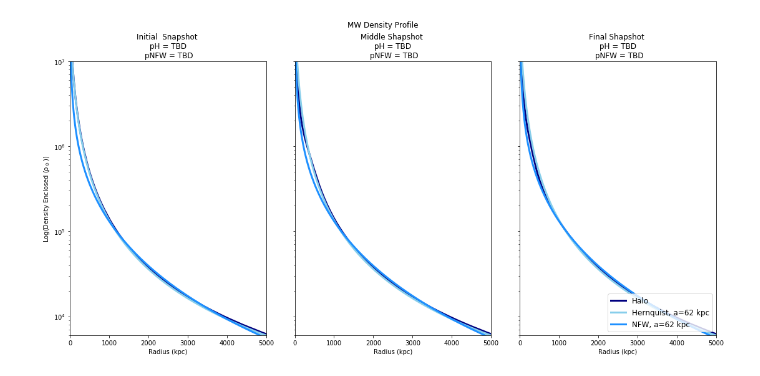
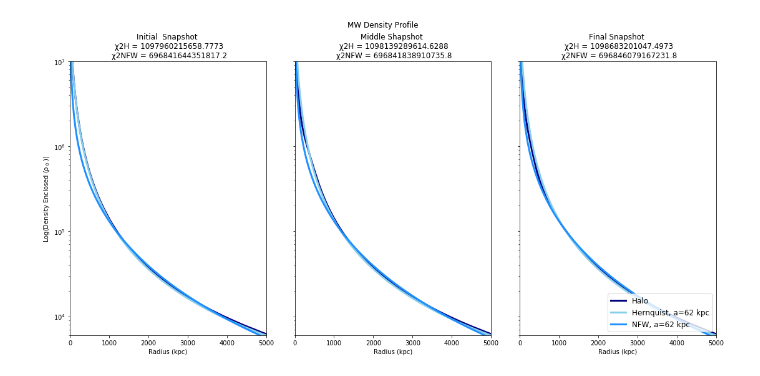
Before and after one commit to 747RL/400B_Lewis, a Jupyter notebook: Research Assignment/ResearchAssignment_7/ResearchAssignment_7.ipynb, the cells around one changed output. Drawn from its saved outputs; the diff is of its cells as text; code cells hidden in the pictures.

```diff
--- a/Research Assignment/ResearchAssignment_7/ResearchAssignment_7.ipynb
+++ b/Research Assignment/ResearchAssignment_7/ResearchAssignment_7.ipynb
@@ -291,7 +339,7 @@ def χ2(x, m):
         χ2 += ((x[i] - m[i])**2)/m[i]
     return χ2
 # %%
-# Measure discrepencies between data and density profiles
+# Measure discrepencies between data and density profiles through the χ2 function
 
 # M31 Hernquist Chi Squared
 χH_M31_I = χ2(M31_I.HernquistDen(Renc,62,1.921e12), M31_I.DenEnclosed(1,Renc))
@@ -299,9 +347,9 @@ def χ2(x, m):
 χH_M31_F = χ2(M31_F.HernquistDen(Renc,62,1.921e12), M31_F.DenEnclosed(1,Renc))
 
 # M31 NFW Chi Squared
-χNFW_M31_I = χ2(M31_I.NFWDen(Renc,62,1.921e12), M31_I.DenEnclosed(1,Renc))
-χNFW_M31_M = χ2(M31_M.NFWDen(Renc,62,1.921e12), M31_M.DenEnclosed(1,Renc))
-χNFW_M31_F = χ2(M31_F.NFWDen(Renc,62,1.921e12), M31_F.DenEnclosed(1,Renc))
+χNFW_M31_I = χ2(M31_I.NFWDen(Renc,2400,1.1e5), M31_I.DenEnclosed(1,Renc))
+χNFW_M31_M = χ2(M31_M.NFWDen(Renc,2400,1.1e5), M31_M.DenEnclosed(1,Renc))
+χNFW_M31_F = χ2(M31_F.NFWDen(Renc,2400,1.1e5), M31_F.DenEnclosed(1,Renc))
 
 # MW Hernquist Chi Squared
 χH_MW_I = χ2(MW_I.HernquistDen(Renc,61,1.975e12), MW_I.DenEnclosed(1,Renc))
@@ -309,8 +357,8 @@ def χ2(x, m):
 χH_MW_F = χ2(MW_F.HernquistDen(Renc,61,1.975e12), MW_F.DenEnclosed(1,Renc))
 
 # MW NFW Chi Squared
-χNFW_MW_I = χ2(MW_I.NFWDen(Renc,61,1.975e12), MW_I.DenEnclosed(1,Renc))
-χNFW_MW_M = χ2(MW_M.NFWDen(Renc,61,1.975e12), MW_M.DenEnclosed(1,Renc))
-χNFW_MW_F = χ2(MW_F.NFWDen(Renc,61,1.975e12), MW_F.DenEnclosed(1,Renc))
+χNFW_MW_I = χ2(MW_I.NFWDen(Renc,2400,1.1e5), MW_I.DenEnclosed(1,Renc))
+χNFW_MW_M = χ2(MW_M.NFWDen(Renc,2400,1.1e5), MW_M.DenEnclosed(1,Renc))
+χNFW_MW_F = χ2(MW_F.NFWDen(Renc,2400,1.1e5), MW_F.DenEnclosed(1,Renc))
 # %%
 def Minimizeχ(Renc):
@@ -539,4 +604,6 @@ fig.savefig('MW_MassProfile.png')
 # %%
+# Plot the Density profile, Hernquist Density profile, and NFW Density profile of M31
+
 fig, axs = plt.subplots(1, 3, figsize=(16,8))
 fig.suptitle('M31 Density Profile') # Add title
 
@@ -544,22 +611,19 @@ fig.suptitle('M31 Density Profile') # Add title
 axs[0].semilogy(Renc[1:],M31_I.DenEnclosed(1,Renc)[1:], color='darkmagenta', linewidth=3, label='Halo')
 axs[0].semilogy(Renc,M31_I.HernquistDen(Renc,62,1.921e12), color='plum',linewidth=3, label='Hernquist')
 axs[0].semilogy(Renc,M31_I.NFWDen(Renc,2400,1.1e5), color='crimson',linewidth=3, label='NFW')
-axs[0].set_title('Initial  Snapshot \n pH = TBD \n pNFW = TBD')
-#axs[0].set_title('Initial  Snapshot \n pH = ' + str(pH_M31_I) + '\n pNFW = ' + str(pNFW_M31_I))
+axs[0].set_title('Initial  Snapshot \n χ2H = ' + str(χH_M31_I) + '\n χ2NFW = ' + str(χNFW_M31_I))
 
 # Hernquist and NFW Profiles at Snap 400
 axs[1].semilogy(Renc[1:],M31_M.DenEnclosed(1,Renc)[1:], color='darkmagenta', linewidth=3, label='Halo')
 axs[1].semilogy(Renc,M31_M.HernquistDen(Renc,62,1.921e12), color='plum',linewidth=3, label='Hernquist')
 axs[1].semilogy(Renc,M31_M.NFWDen(Renc,2400,1.1e5), color='mediumvioletred',linewidth=3, label='NFW')
-axs[1].set_title('Middle Shapshot \n pH = TBD \n pNFW = TBD')
-#axs[1].set_title('Middle Shapshot \n pH = ' + str(pH_M31_M) + '\n pNFW = ' + str(pNFW_M31_M))
+axs[1].set_title('Middle Shapshot \n χ2H = ' + str(χH_M31_M) + '\n χ2NFW = ' + str(χNFW_M31_M))
 
 # Hernquist and NFW Profiles at Snap 801
 axs[2].semilogy(Renc[1:],M31_F.DenEnclosed(1,Renc)[1:], color='darkmagenta', linewidth=3, label='Halo')
 axs[2].semilogy(Renc,M31_F.HernquistDen(Renc,62,1.921e12), color='plum',linewidth=3, label='Hernquist')
 axs[2].semilogy(Renc,M31_F.NFWDen(Renc,2400,1.1e5), color='crimson',linewidth=3, label='NFW')
-axs[2].set_title('Final Snapshot \n pH = TBD \n pNFW = TBD')
-#axs[2].set_title('Final Snapshot \n pH = ' + str(pH_M31_F) + '\n pNFW = ' + str(pNFW_M31_F))
+axs[2].set_title('Final Snapshot \n χ2H = ' + str(χH_M31_F) + '\n χ2NFW = ' + str(χNFW_M31_F))
 
 axs[0].set_ylim([6e3, 1e7])
 axs[1].set_ylim([6e3, 1e7])
@@ -583,5 +647,5 @@ fig.tight_layout(pad=3.0)
 legend = plt.legend(loc='lower right',fontsize='large')
 
 # Save Figure
-#fig.savefig('M31_DensityProfile.png')
+fig.savefig('M31_DensityProfile.png')
 # %% [output]
@@ -589,50 +709,49 @@ legend = plt.legend(loc='lower right',fontsize='large')
 # %%
+# Plot the Density profile, Hernquist Density profile, and NFW Density profile of MW
+
 fig, axs = plt.subplots(1, 3, figsize=(16,8))
 fig.suptitle('MW Density Profile') # Add title
 
 # Hernquist and NFW Profiles at Snap 0
 axs[0].semilogy(Renc[1:],MW_I.DenEnclosed(1,Renc)[1:], color='navy', linewidth=3, label='Halo')
-axs[0].semilogy(Renc,MW_I.HernquistDen(Renc,62,1.921e12), color='skyblue',linewidth=3, label='Hernquist, a=62 kpc')
+axs[0].semilogy(Renc,MW_I.HernquistDen(Renc,61,1.921e12), color='skyblue',linewidth=3, label='Hernquist, a=62 kpc')
 axs[0].semilogy(Renc,MW_I.NFWDen(Renc,2400,1.1e5), color='dodgerblue',linewidth=3, label='NFW, a=62 kpc')
-axs[0].set_title('Initial  Snapshot \n pH = TBD \n pNFW = TBD')
-#axs[0].set_title('Initial  Snapshot \n pH = ' + str(pH_M31_I) + '\n pNFW = ' + str(pNFW_M31_I))
+axs[0].set_title('Initial  Snapshot \n χ2H = ' + str(χH_M31_I) + '\n χ2NFW = ' + str(χNFW_M31_I))
 
 # Hernquist and NFW Profiles at Snap 400
 axs[1].semilogy(Renc[1:],MW_M.DenEnclosed(1,Renc)[1:], color='navy', linewidth=3, label='Halo')
-axs[1].semilogy(Renc,MW_M.HernquistDen(Renc,62,1.921e12), color='skyblue',linewidth=3, label='Hernquist, a=62 kpc')
+axs[1].semilogy(Renc,MW_M.HernquistDen(Renc,61,1.921e12), color='skyblue',linewidth=3, label='Hernquist, a=62 kpc')
 axs[1].semilogy(Renc,MW_M.NFWDen(Renc,2400,1.1e5), color='dodgerblue',linewidth=3, label='NFW, a=62 kpc')
-axs[1].set_title('Middle Shapshot \n pH = TBD \n pNFW = TBD')
-#axs[1].set_title('Middle Shapshot \n pH = ' + str(pH_M31_M) + '\n pNFW = ' + str(pNFW_M31_M))
+axs[1].set_title('Middle Shapshot \n χ2H = ' + str(χH_M31_M) + '\n χ2NFW = ' + str(χNFW_M31_M))
 
 # Hernquist and NFW Profiles at Snap 801
 axs[2].semilogy(Renc[1:],MW_F.DenEnclosed(1,Renc)[1:], color='navy', linewidth=3, label='Halo')
-axs[2].semilogy(Renc,MW_F.HernquistDen(Renc,62,1.921e12), color='skyblue',linewidth=3, label='Hernquist, a=62 kpc')
+axs[2].semilogy(Renc,MW_F.HernquistDen(Renc,61,1.921e12), color='skyblue',linewidth=3, label='Hernquist, a=62 kpc')
 axs[2].semilogy(Renc,MW_F.NFWDen(Renc,2400,1.1e5), color='dodgerblue',linewidth=3, label='NFW, a=62 kpc')
-axs[2].set_title('Final Shapshot \n pH = TBD \n pNFW = TBD')
-#axs[2].set_title('Final Snapshot \n pH = ' + str(pH_M31_F) + '\n pNFW = ' + str(pNFW_M31_F))
+axs[2].set_title('Final Snapshot \n χ2H = ' + str(χH_M31_F) + '\n χ2NFW = ' + str(χNFW_M31_F))
 
 axs[0].set_ylim([6e3, 1e7])
 axs[1].set_ylim([6e3, 1e7])
 axs[2].set_ylim([6e3, 1e7])
 
 axs[0].set_xlim([0, 5000])
 axs[1].set_xlim([0, 5000])
 axs[2].set_xlim([0, 5000])
 
 # Add axis labels
 for ax in axs.flat:
     ax.set(xlabel='Radius (kpc)', ylabel=r'Log(Density Enclosed (ρ$_\odot$))')
 
 # Hide x labels and tick labels for top plots and y ticks for right plots.
 for ax in axs.flat:
     ax.label_outer()
 
 fig.tight_layout(pad=3.0)
 
 # Add a legend
 legend = plt.legend(loc='lower right',fontsize='large')
 
 # Save Figure
 fig.savefig('MW_DensityProfile.png')
 # %% [output]
-[figure, old version]
+[figure, new version]
```
Also changed, not shown: parts of 16 cells of this notebook, 7 other files.
